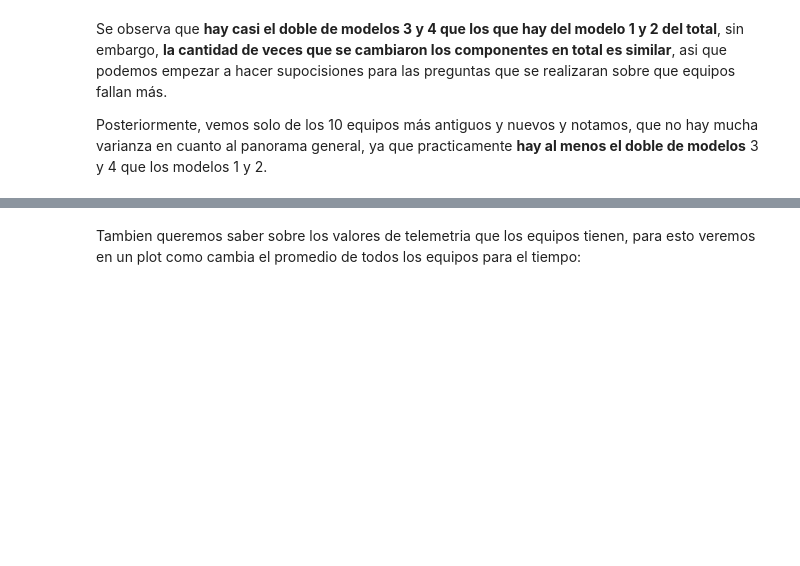
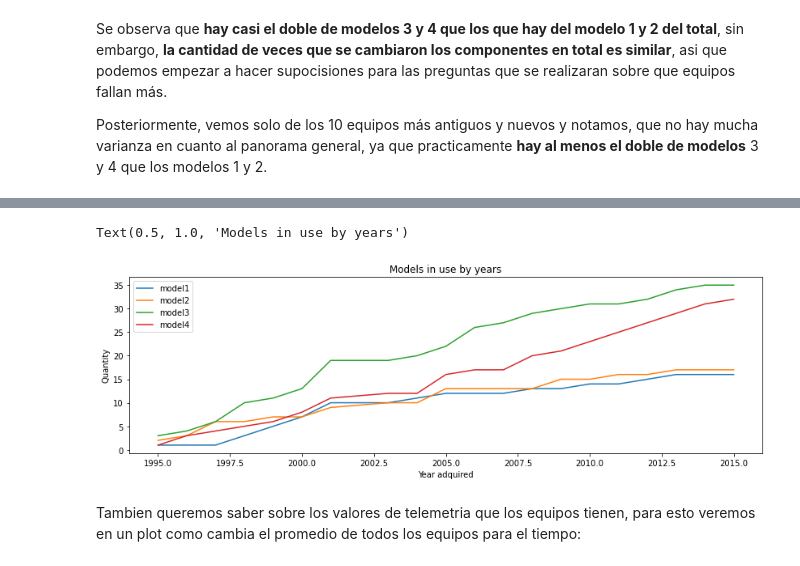
Before and after one commit to Brami01/TIC_Project_PM, a Jupyter notebook: main.ipynb, the cells around one changed output, grey strips where cells are left out. Drawn from its saved outputs; the diff is of its cells as text; code cells hidden in the pictures; blank space fills up the shorter version.

```diff
--- a/main.ipynb
+++ b/main.ipynb
@@ -210,3 +221,18 @@ Text(0.5, 1.0, 'Youngest models')
+# %%
+models_year = machines.groupby(['age', 'model'], as_index=False).count().pivot(index='age', columns='model', values='machineID')[::-1]
+models_year.index = 2015 - models_year.index
+models_year = models_year.fillna(0)
+models_year = models_year.cumsum()
+
+plt.figure(figsize=(14,4))
+plt.plot(models_year.index, models_year)
+plt.legend(models_year.columns)
+plt.xlabel('Year adquired')
+plt.ylabel('Quantity')
+plt.title('Models in use by years')
+# %% [output]
+Text(0.5, 1.0, 'Models in use by years')
+[figure, added]
 # %% [markdown]
 Tambien queremos saber sobre los valores de telemetria que los equipos tienen, para esto veremos en un plot como cambia el promedio de todos los equipos para el tiempo:
 # %%
```
Also changed, not shown: parts of 20 cells of this notebook.
